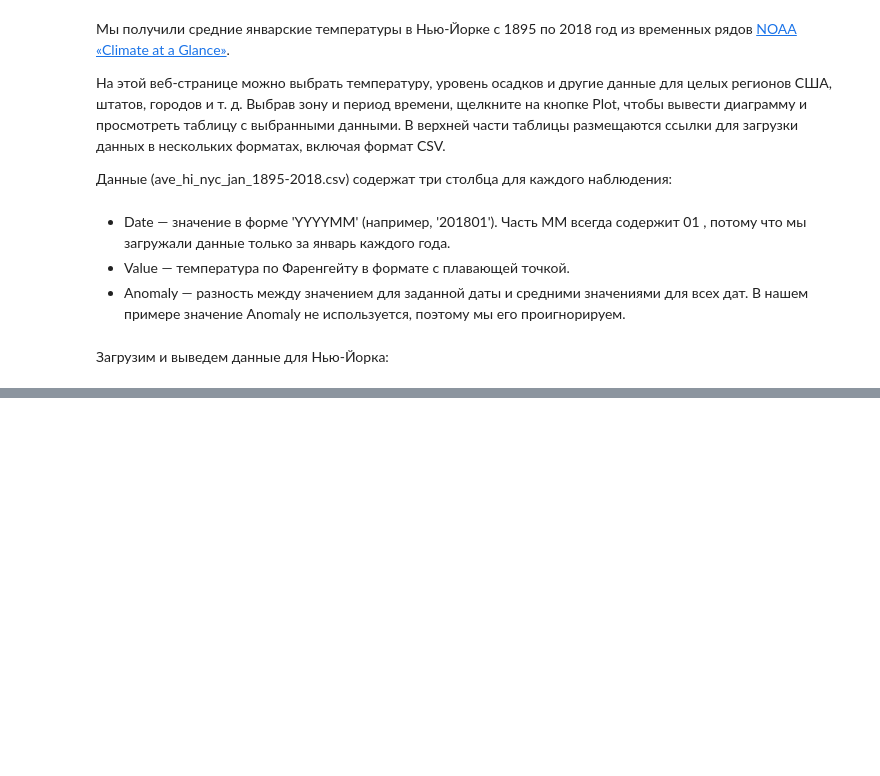
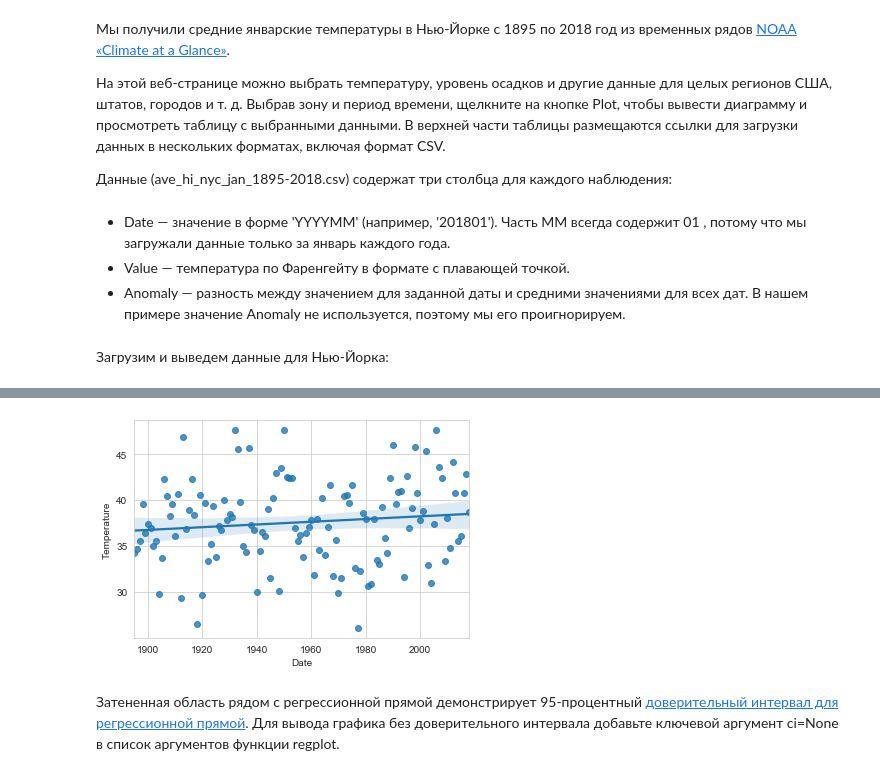
Before and after one commit to dm-fedorov/ml, a Jupyter notebook: 02. Временные ряды и простая линейная регрессия.ipynb, the cells around one changed output, grey strips where cells are left out. Cells and saved outputs as stored; diff of their text form; code cells hidden in the pictures; blank space fills up the shorter version.

```diff
--- a/02. Временные ряды и простая линейная регрессия.ipynb
+++ b/02. Временные ряды и простая линейная регрессия.ipynb
@@ -84,4 +84,5 @@ lin.png
 # %% [markdown]
 Загрузим и выведем данные для Нью-Йорка:
 # %%
-nyc = pd.read_csv('ave_hi_nyc_jan_1895-2018.csv')
+nyc = pd.read_csv('https://raw.githubusercontent.com/dm-fedorov/ml/master/datasets/ave_hi_nyc_jan_1895-2018.csv')
+nyc.head()
@@ -87,0 +109,2 @@ nyc = pd.read_csv('ave_hi_nyc_jan_1895-2018.csv')
+# %%
+nyc.columns = ['Date', 'Temperature', 'Anomaly']
@@ -87,0 +128,2 @@ nyc = pd.read_csv('ave_hi_nyc_jan_1895-2018.csv')
+# %%
+nyc.Date = nyc.Date.floordiv(100)
@@ -87,0 +193,8 @@ nyc = pd.read_csv('ave_hi_nyc_jan_1895-2018.csv')
+# %%
+import seaborn as sns
+sns.set_style('whitegrid')
+axes = sns.regplot(x=nyc.Date, y=nyc.Temperature)
+# %% [output]
+[figure, added]
+# %% [markdown]
+Затененная область рядом с регрессионной прямой демонстрирует 95-процентный [доверительный интервал для регрессионной прямой](https://en.wikipedia.org/wiki/Simple_linеar_regression#Confidence_intervals). Для вывода графика без доверительного интервала добавьте ключевой аргумент ci=None в список аргументов функции regplot.
```
Also changed, not shown: parts of 26 cells of this notebook, 3 other files.
